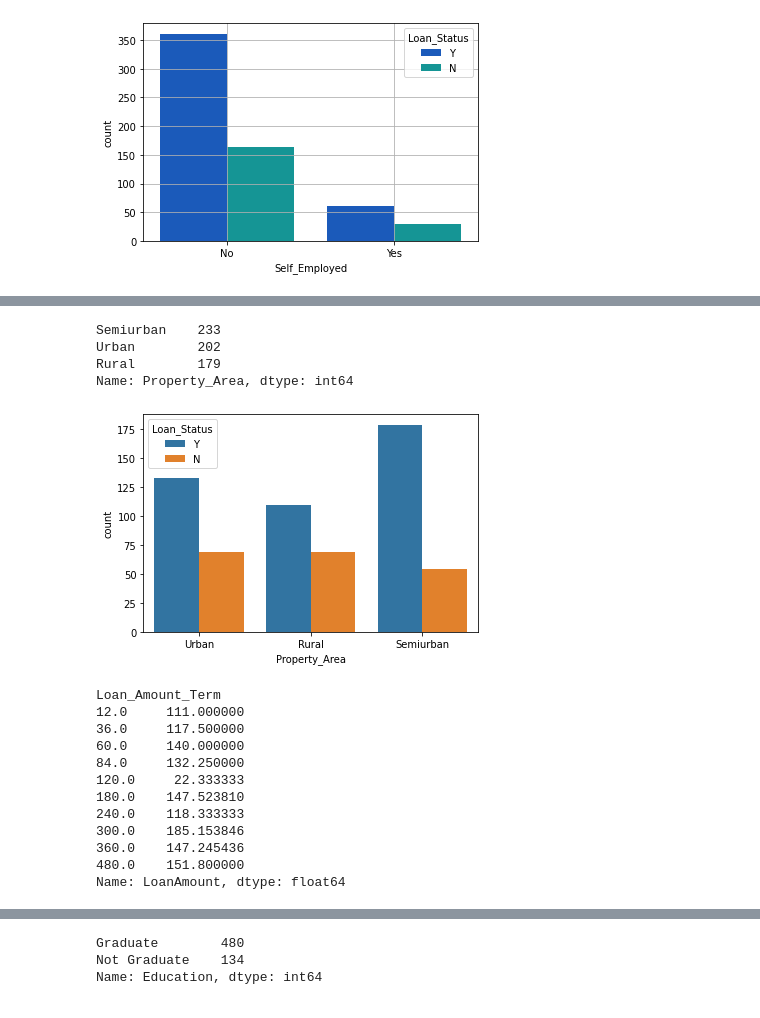
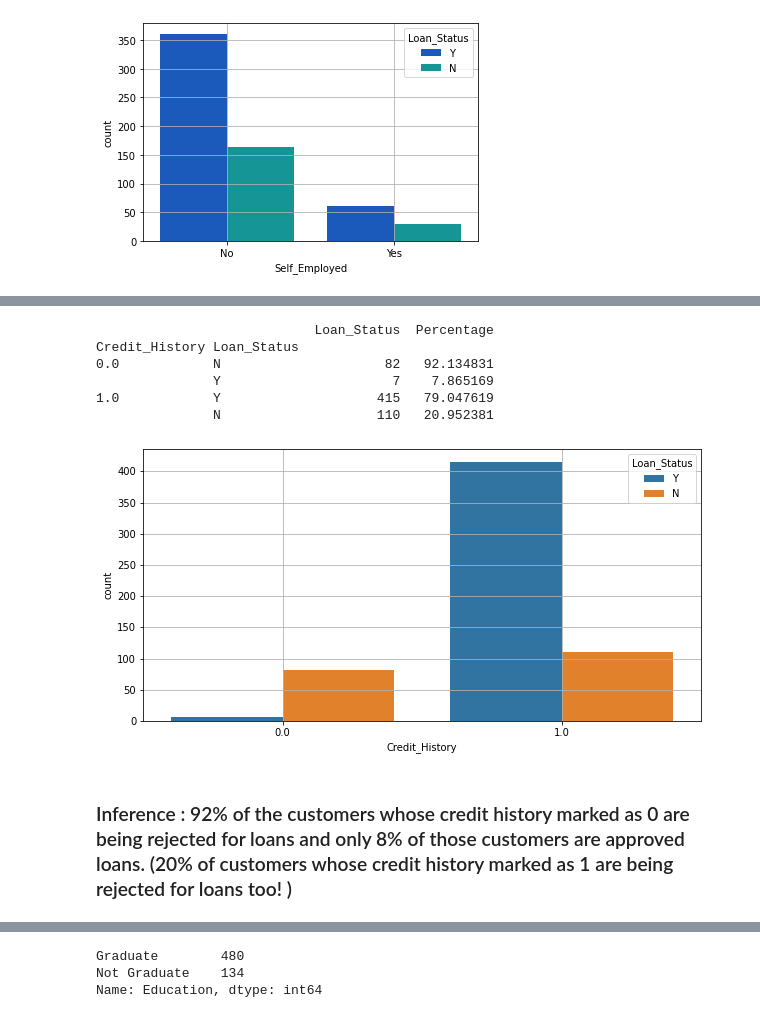
Before and after one commit to SharanDHONI/Loan-Apprval-prediction-AnalyticsVidhya, a Jupyter notebook: Loan.ipynb, the cells around one changed output, grey strips where cells are left out. Drawn from its saved outputs; the diff is of its cells as text; code cells hidden in the pictures.

```diff
--- a/Loan.ipynb
+++ b/Loan.ipynb
@@ -467,25 +401,23 @@ plt.show()
-# %%
-sns.countplot(df.Property_Area,hue=df.Loan_Status)
-print(df.Property_Area.value_counts())
-plt.show()
-# %% [output]
-Semiurban    233
-Urban        202
-Rural        179
-Name: Property_Area, dtype: int64
-[figure, removed]
-# %%
-df.LoanAmount.groupby(df.Loan_Amount_Term).mean()
-# %% [output]
-Loan_Amount_Term
-12.0     111.000000
-36.0     117.500000
-60.0     140.000000
-84.0     132.250000
-120.0     22.333333
-180.0    147.523810
-240.0    118.333333
-300.0    185.153846
-360.0    147.245436
-480.0    151.800000
-Name: LoanAmount, dtype: float64
+# %%
+cred_ls = pd.DataFrame(df.Loan_Status.groupby(df.Credit_History).value_counts(normalize=False))
+# %%
+pr = cred_ls['Loan_Status']
+# %%
+cred_ls['Percentage'] = pr*100
+# %%
+plt.figure(figsize=(10,5))
+sns.countplot(df.Credit_History,hue=df.Loan_Status)
+print('\n\n')
+print(cred_ls,'\n')
+plt.grid()
+plt.show()
+# %% [output]
+                            Loan_Status  Percentage
+Credit_History Loan_Status
+0.0            N                     82   92.134831
+               Y                      7    7.865169
+1.0            Y                    415   79.047619
+               N                    110   20.952381
+[figure, added]
+# %% [markdown]
+### Inference : 92% of the customers whose credit history marked as 0 are being rejected for loans and only 8% of those customers are approved loans. (20% of customers whose credit history marked as 1 are being rejected for loans too! )
```
Also changed, not shown: parts of 42 cells of this notebook.
